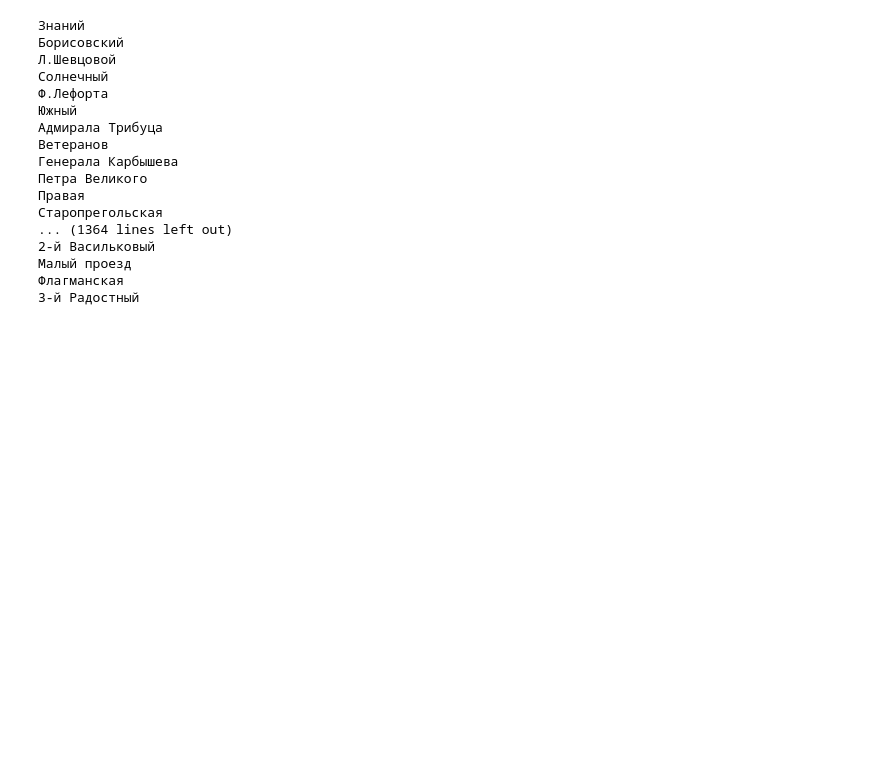
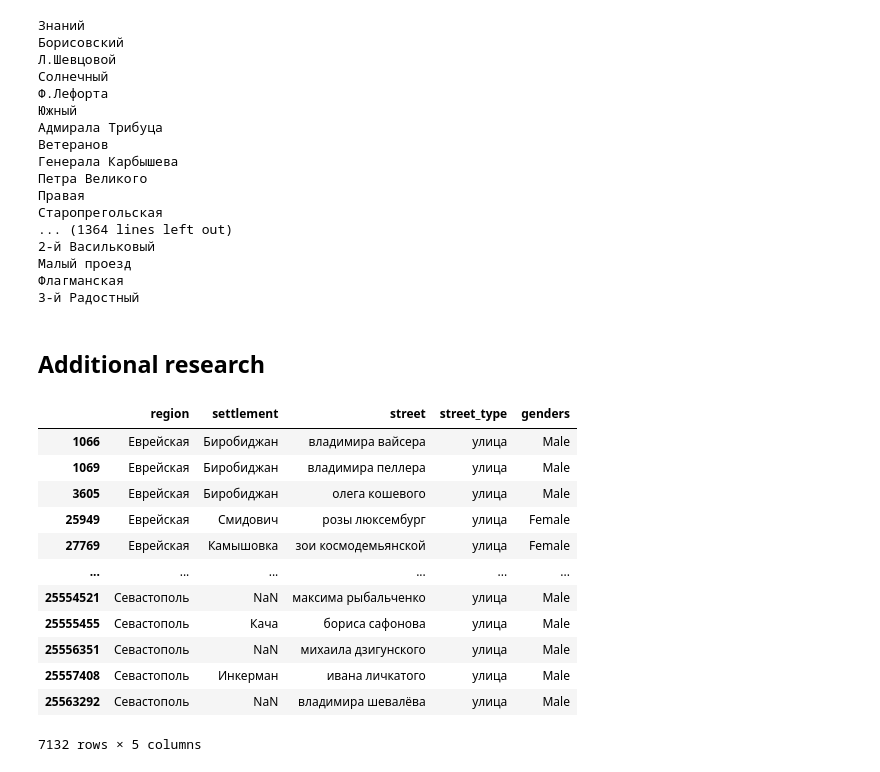
Before and after one commit to kkruglik/female_streets, a Jupyter notebook: russian_streets.ipynb, the cells around one changed output. Cells and saved outputs as stored; diff of their text form; code cells hidden in the pictures; blank space fills up the shorter version.

```diff
--- a/russian_streets.ipynb
+++ b/russian_streets.ipynb
@@ -760,3 +749,21 @@ for i in dataset.loc[dataset.settlement == "Калининград", "street"].u
 Малый проезд
 Флагманская
 3-й Радостный
+# %% [markdown]
+## Additional research
+# %%
+df
+# %% [output]
+|  | region | settlement | street | street_type | genders |
+| 1066 | Еврейская | Биробиджан | владимира вайсера | улица | Male |
+| 1069 | Еврейская | Биробиджан | владимира пеллера | улица | Male |
+| 3605 | Еврейская | Биробиджан | олега кошевого | улица | Male |
+| 25949 | Еврейская | Смидович | розы люксембург | улица | Female |
+| 27769 | Еврейская | Камышовка | зои космодемьянской | улица | Female |
+| ... | ... | ... | ... | ... | ... |
+| 25554521 | Севастополь | NaN | максима рыбальченко | улица | Male |
+| 25555455 | Севастополь | Кача | бориса сафонова | улица | Male |
+| 25556351 | Севастополь | NaN | михаила дзигунского | улица | Male |
+| 25557408 | Севастополь | Инкерман | ивана личкатого | улица | Male |
+| 25563292 | Севастополь | NaN | владимира шевалёва | улица | Male |
+7132 rows × 5 columns
```
Also changed, not shown: parts of 21 cells of this notebook.
